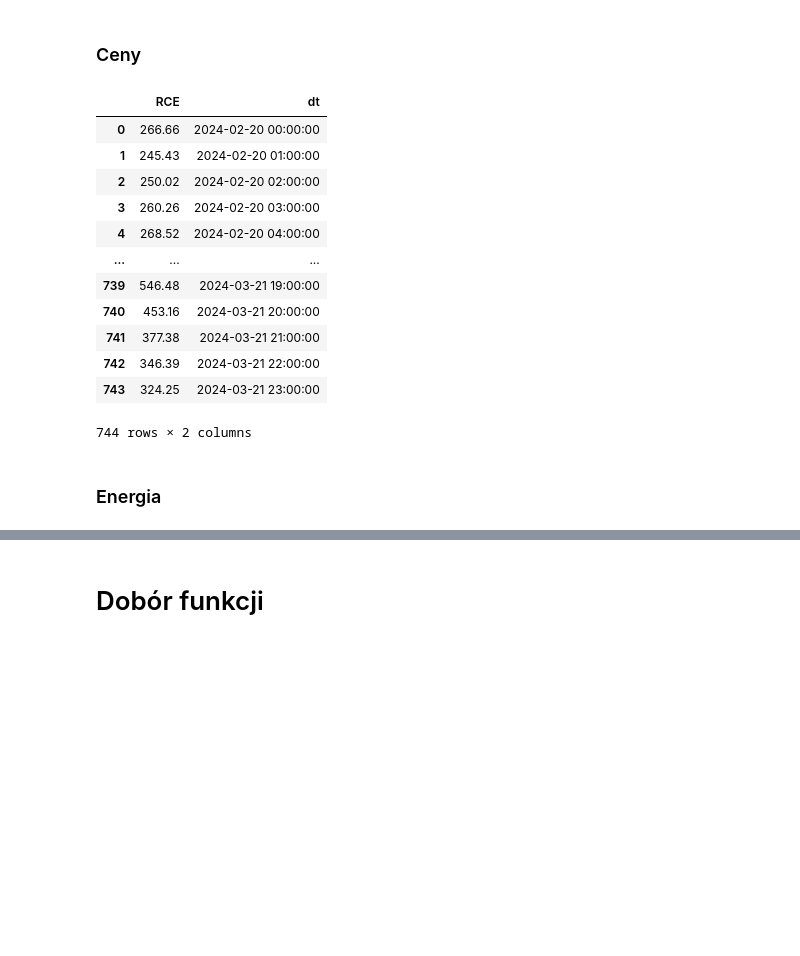
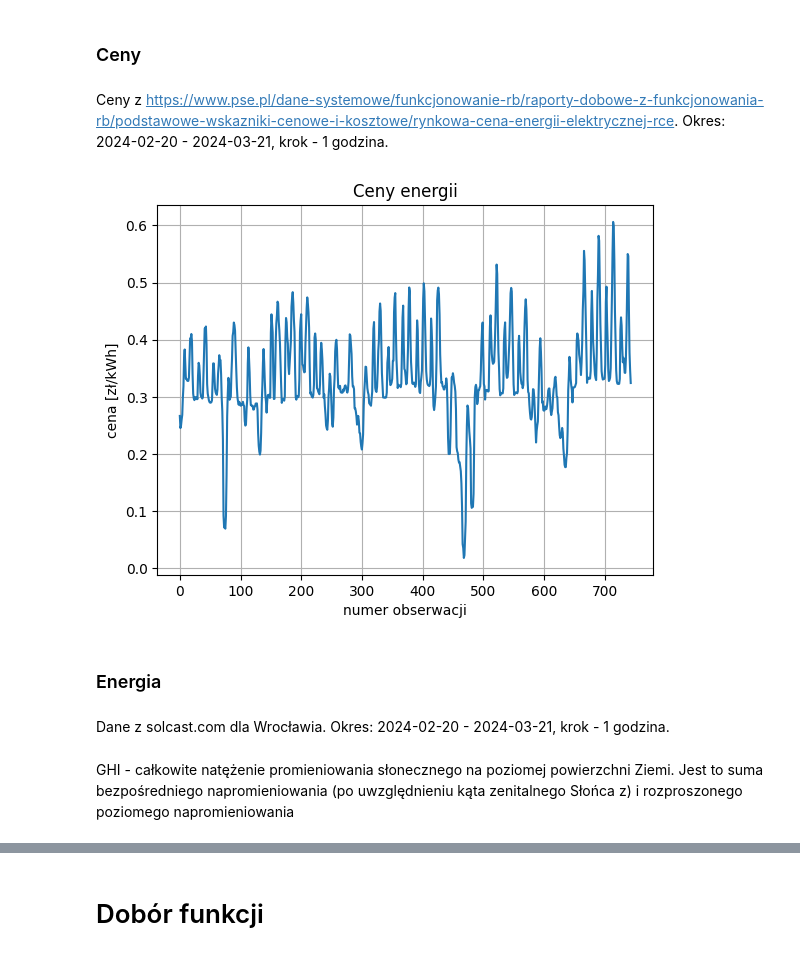
Before and after one commit to mlubneuskaya/energy, a Jupyter notebook: energy.ipynb, the cells around one changed output, grey strips where cells are left out. Cells and saved outputs as stored; diff of their text form; code cells hidden in the pictures; blank space fills up the shorter version.

```diff
--- a/energy.ipynb
+++ b/energy.ipynb
@@ -7,6 +7,9 @@ import scipy
 # Wczytywanie danych
 # %% [markdown]
 ### Ceny
+# %% [markdown]
+Ceny z https://www.pse.pl/dane-systemowe/funkcjonowanie-rb/raporty-dobowe-z-funkcjonowania-rb/podstawowe-wskazniki-cenowe-i-kosztowe/rynkowa-cena-energii-elektrycznej-rce.
+Okres: 2024-02-20 - 2024-03-21, krok - 1 godzina.
 # %%
 prices = pd.read_csv("data\\prices\\ceny_mar.csv", delimiter=';', decimal=',')
 # %%
@@ -17,21 +21,13 @@ prices = prices.drop(columns=['Data', 'Godzina'])
-# %%
-prices
-# %% [output]
-|  | RCE | dt |
-| 0 | 266.66 | 2024-02-20 00:00:00 |
-| 1 | 245.43 | 2024-02-20 01:00:00 |
-| 2 | 250.02 | 2024-02-20 02:00:00 |
-| 3 | 260.26 | 2024-02-20 03:00:00 |
-| 4 | 268.52 | 2024-02-20 04:00:00 |
-| ... | ... | ... |
-| 739 | 546.48 | 2024-03-21 19:00:00 |
-| 740 | 453.16 | 2024-03-21 20:00:00 |
-| 741 | 377.38 | 2024-03-21 21:00:00 |
-| 742 | 346.39 | 2024-03-21 22:00:00 |
-| 743 | 324.25 | 2024-03-21 23:00:00 |
-744 rows × 2 columns
+# %%
+_ = prices.RCE.plot(grid=True, xlabel='numer obserwacji', ylabel='cena [zł/kWh]', title='Ceny energii')
+# %% [output]
+[figure, added]
 # %% [markdown]
 ### Energia
+# %% [markdown]
+Dane z solcast.com dla Wrocławia. Okres: 2024-02-20 - 2024-03-21, krok - 1 godzina.
+# %% [markdown]
+GHI - całkowite natężenie promieniowania słonecznego na poziomej powierzchni Ziemi. Jest to suma bezpośredniego napromieniowania (po uwzględnieniu kąta zenitalnego Słońca z) i rozproszonego poziomego napromieniowania
 # %%
 ghi = pd.read_csv('data\\solar_stuff\\solar_short.csv', usecols=['ghi', 'period_end'])
 ghi.period_end = pd.to_datetime(ghi.period_end)
```
Also changed, not shown: parts of 38 cells of this notebook, 1 other file.
